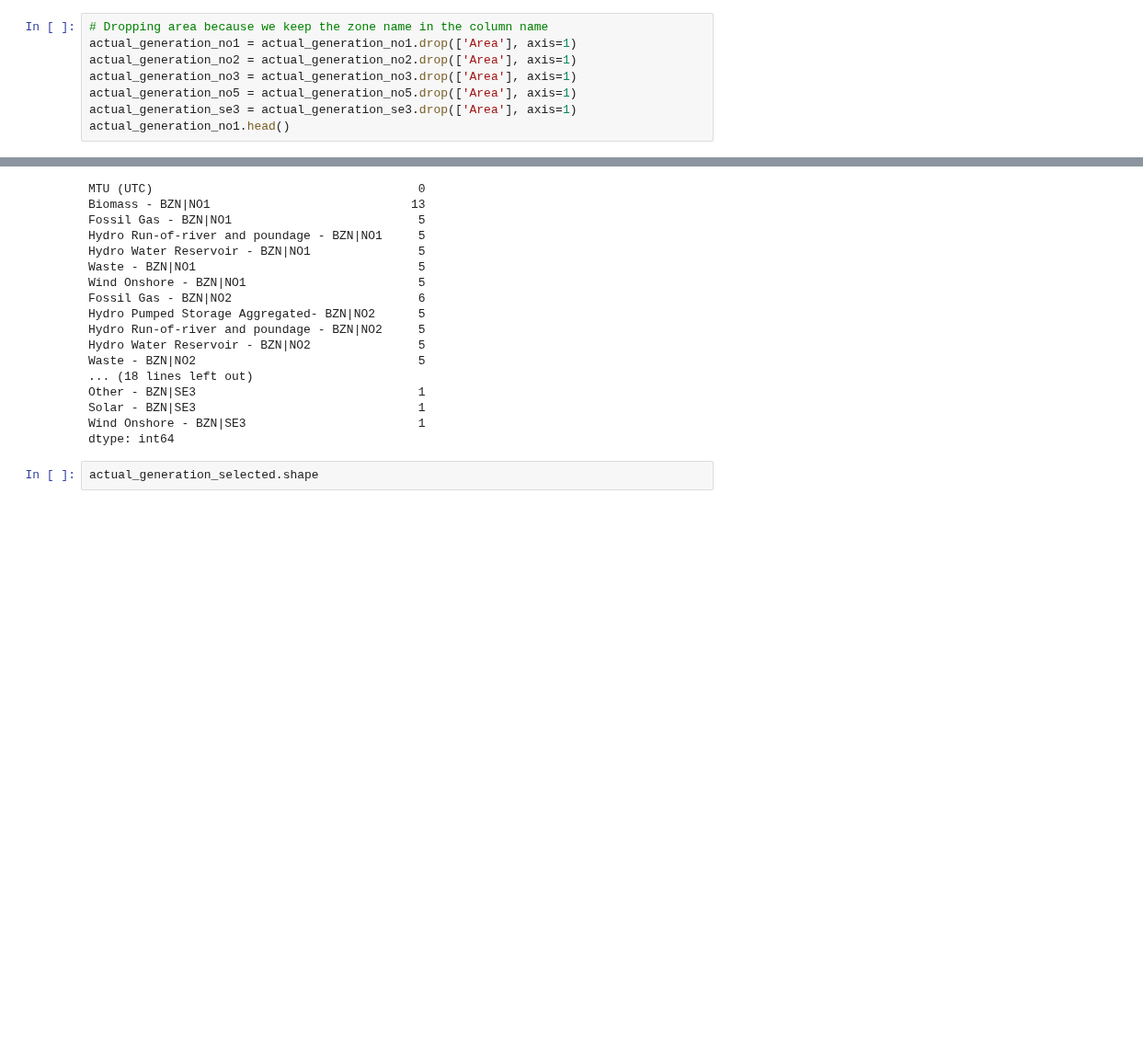
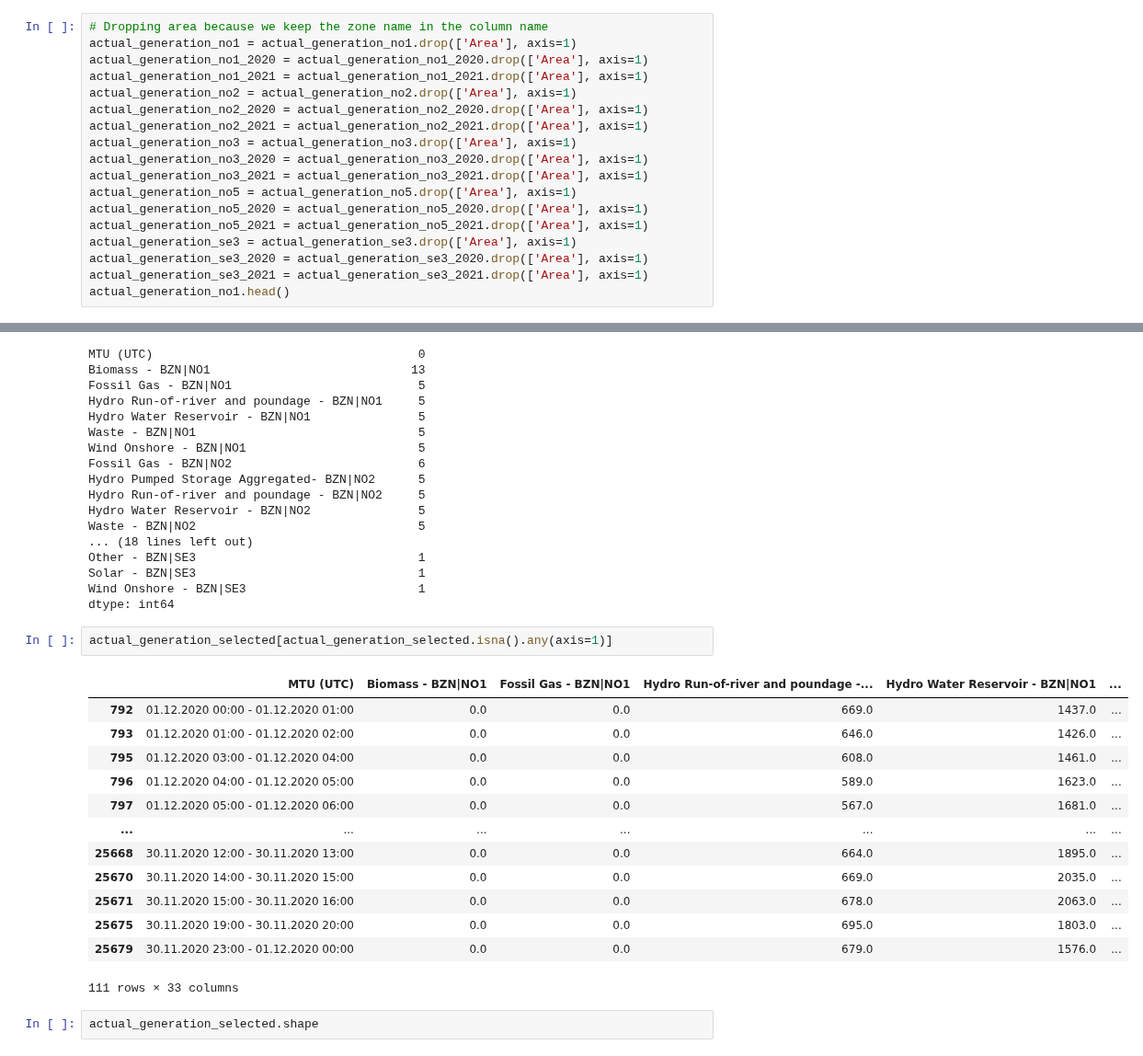
Before and after one commit to HIOF-Bachelor-Project-Group-7/Time-series-energy-price-prediction-bidding-zone-N01, a Jupyter notebook: code/Data aggregation of energy market bidding zone NO1 2020-2022.ipynb, the cells around one changed output, grey strips where cells are left out. Shown at 92% size. Cells and saved outputs as stored; diff of their text form; blank space fills up the shorter version.

```diff
--- a/code/Data aggregation of energy market bidding zone NO1 2020-2022.ipynb
+++ b/code/Data aggregation of energy market bidding zone NO1 2020-2022.ipynb
@@ -929,10 +1000,20 @@ actual_generation_no1.head()
 # %%
 # Dropping area because we keep the zone name in the column name
 actual_generation_no1 = actual_generation_no1.drop(['Area'], axis=1)
+actual_generation_no1_2020 = actual_generation_no1_2020.drop(['Area'], axis=1)
+actual_generation_no1_2021 = actual_generation_no1_2021.drop(['Area'], axis=1)
 actual_generation_no2 = actual_generation_no2.drop(['Area'], axis=1)
+actual_generation_no2_2020 = actual_generation_no2_2020.drop(['Area'], axis=1)
+actual_generation_no2_2021 = actual_generation_no2_2021.drop(['Area'], axis=1)
 actual_generation_no3 = actual_generation_no3.drop(['Area'], axis=1)
+actual_generation_no3_2020 = actual_generation_no3_2020.drop(['Area'], axis=1)
+actual_generation_no3_2021 = actual_generation_no3_2021.drop(['Area'], axis=1)
 actual_generation_no5 = actual_generation_no5.drop(['Area'], axis=1)
+actual_generation_no5_2020 = actual_generation_no5_2020.drop(['Area'], axis=1)
+actual_generation_no5_2021 = actual_generation_no5_2021.drop(['Area'], axis=1)
 actual_generation_se3 = actual_generation_se3.drop(['Area'], axis=1)
+actual_generation_se3_2020 = actual_generation_se3_2020.drop(['Area'], axis=1)
+actual_generation_se3_2021 = actual_generation_se3_2021.drop(['Area'], axis=1)
 actual_generation_no1.head()
 # %% [output]
 |  | MTU (UTC) | Biomass - BZN|NO1 | Fossil Brown coal/Lignite - BZN|NO1 | Fossil Coal-derived gas - BZN|NO1 | Fossil Gas - BZN|NO1 | ... |
@@ -1097,6 +1179,22 @@ Other - BZN|SE3                               1
 Solar - BZN|SE3                               1
 Wind Onshore - BZN|SE3                        1
 dtype: int64
+# %%
+actual_generation_selected[actual_generation_selected.isna().any(axis=1)]
+# %% [output]
+|  | MTU (UTC) | Biomass - BZN|NO1 | Fossil Gas - BZN|NO1 | Hydro Run-of-river and poundage -... | Hydro Water Reservoir - BZN|NO1 | ... |
+| 792 | 01.12.2020 00:00 - 01.12.2020 01:00 | 0.0 | 0.0 | 669.0 | 1437.0 | ... |
+| 793 | 01.12.2020 01:00 - 01.12.2020 02:00 | 0.0 | 0.0 | 646.0 | 1426.0 | ... |
+| 795 | 01.12.2020 03:00 - 01.12.2020 04:00 | 0.0 | 0.0 | 608.0 | 1461.0 | ... |
+| 796 | 01.12.2020 04:00 - 01.12.2020 05:00 | 0.0 | 0.0 | 589.0 | 1623.0 | ... |
+| 797 | 01.12.2020 05:00 - 01.12.2020 06:00 | 0.0 | 0.0 | 567.0 | 1681.0 | ... |
+| ... | ... | ... | ... | ... | ... | ... |
+| 25668 | 30.11.2020 12:00 - 30.11.2020 13:00 | 0.0 | 0.0 | 664.0 | 1895.0 | ... |
+| 25670 | 30.11.2020 14:00 - 30.11.2020 15:00 | 0.0 | 0.0 | 669.0 | 2035.0 | ... |
+| 25671 | 30.11.2020 15:00 - 30.11.2020 16:00 | 0.0 | 0.0 | 678.0 | 2063.0 | ... |
+| 25675 | 30.11.2020 19:00 - 30.11.2020 20:00 | 0.0 | 0.0 | 695.0 | 1803.0 | ... |
+| 25679 | 30.11.2020 23:00 - 01.12.2020 00:00 | 0.0 | 0.0 | 679.0 | 1576.0 | ... |
+111 rows × 33 columns
 # %%
 actual_generation_selected.shape
 # %% [output]
```
Also changed, not shown: parts of 5 cells of this notebook.
